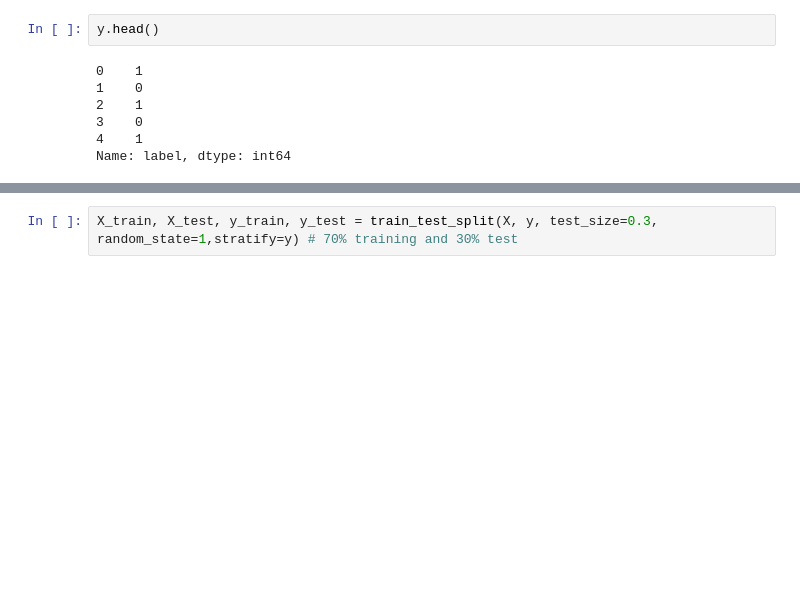
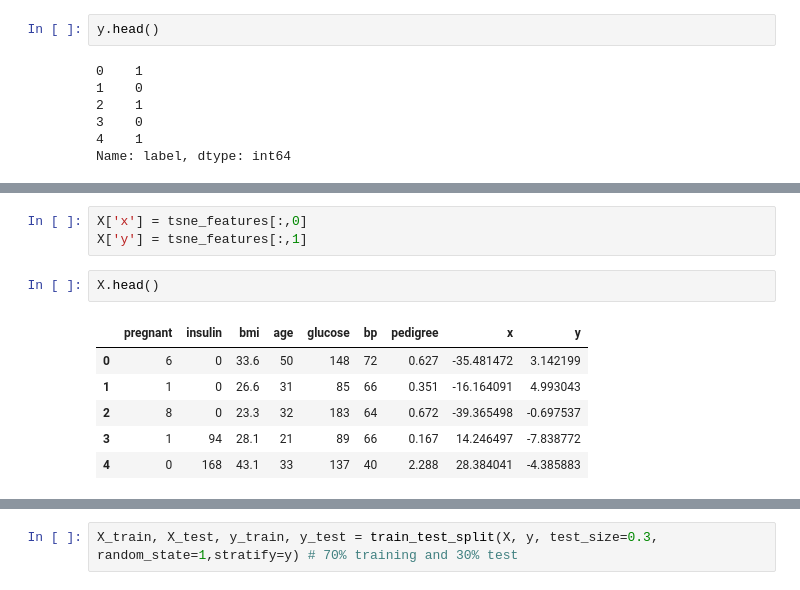
Before and after one commit to izzumani/Meine_ML_Exercises, a Jupyter notebook: Machine Learning with Tree-Based Models in Python - Classification.ipynb, the cells around one changed output, grey strips where cells are left out. Saved outputs shown, nothing was run; the diff lists cells and outputs as text; blank space fills up the shorter version.

```diff
--- a/Machine Learning with Tree-Based Models in Python - Classification.ipynb
+++ b/Machine Learning with Tree-Based Models in Python - Classification.ipynb
@@ -130,0 +151,12 @@ Name: label, dtype: int64
+# %%
+X['x'] = tsne_features[:,0]
+X['y'] = tsne_features[:,1]
+# %%
+X.head()
+# %% [output]
+|  | pregnant | insulin | bmi | age | glucose | bp | pedigree | x | y |
+| 0 | 6 | 0 | 33.6 | 50 | 148 | 72 | 0.627 | -35.481472 | 3.142199 |
+| 1 | 1 | 0 | 26.6 | 31 | 85 | 66 | 0.351 | -16.164091 | 4.993043 |
+| 2 | 8 | 0 | 23.3 | 32 | 183 | 64 | 0.672 | -39.365498 | -0.697537 |
+| 3 | 1 | 94 | 28.1 | 21 | 89 | 66 | 0.167 | 14.246497 | -7.838772 |
+| 4 | 0 | 168 | 43.1 | 33 | 137 | 40 | 2.288 | 28.384041 | -4.385883 |
```
Also changed, not shown: parts of 18 cells of this notebook.
